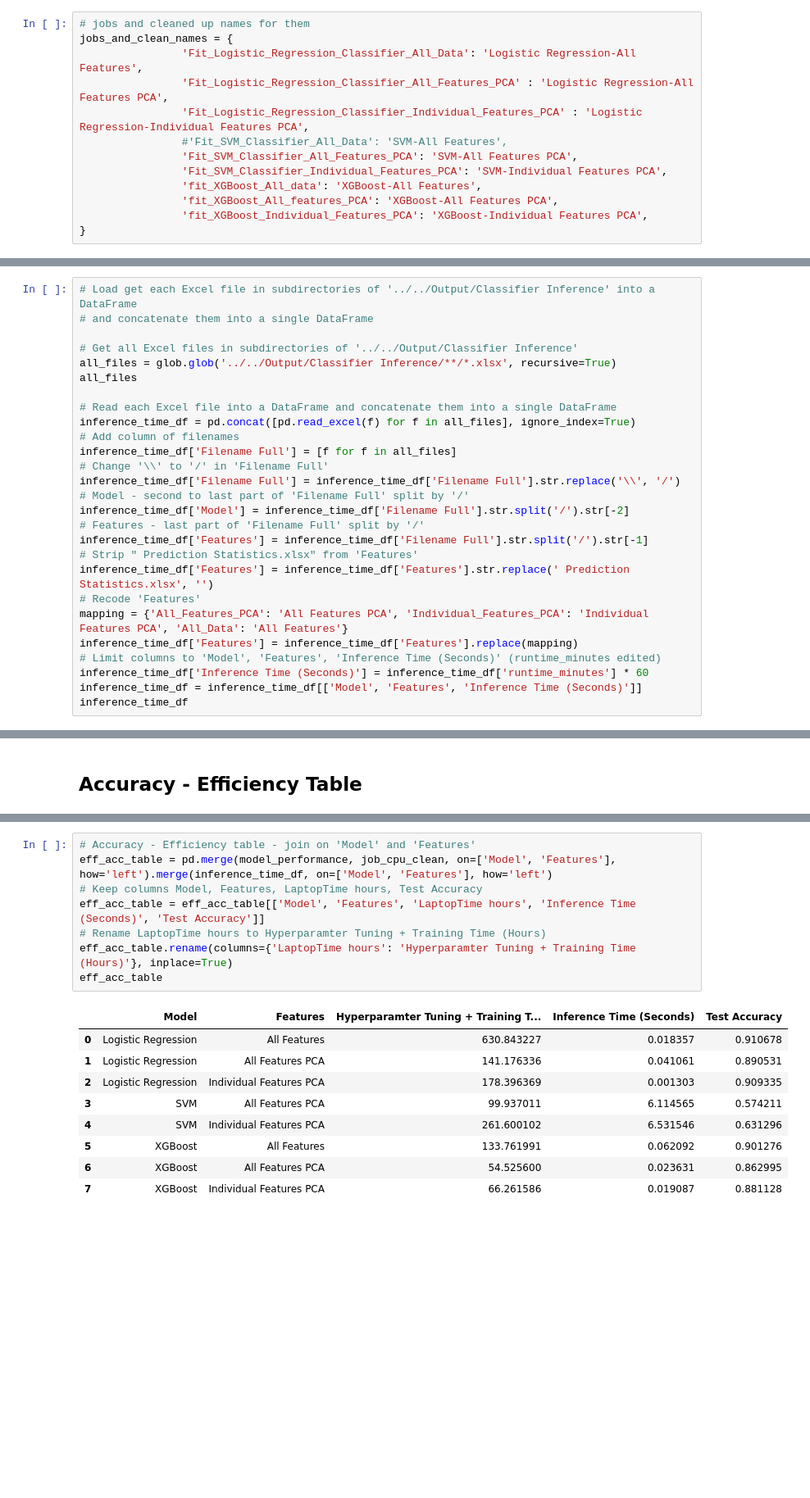
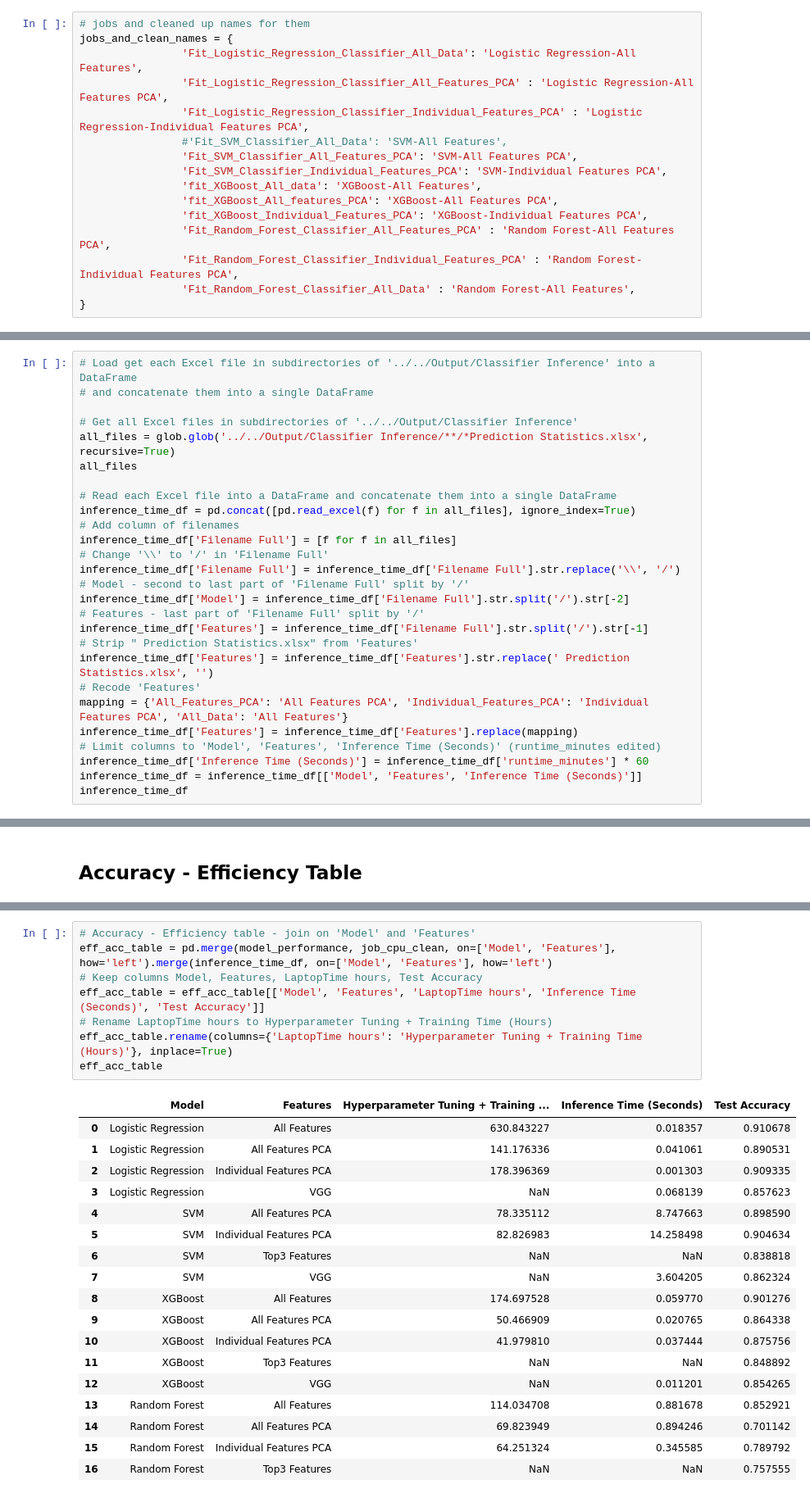
Before and after one commit to ijyliu/computer-vision-project, a Jupyter notebook: Code/Evaluation/Accuracy-Efficiency Table.ipynb, the cells around one changed output, grey strips where cells are left out. Shown at 82% size. Cells and saved outputs as stored; diff of their text form; blank space fills up the shorter version.

Commit message:
tables remade

```diff
--- a/Code/Evaluation/Accuracy-Efficiency Table.ipynb
+++ b/Code/Evaluation/Accuracy-Efficiency Table.ipynb
@@ -24,6 +24,9 @@ jobs_and_clean_names = {
                 'fit_XGBoost_All_data': 'XGBoost-All Features',
                 'fit_XGBoost_All_features_PCA': 'XGBoost-All Features PCA',
                 'fit_XGBoost_Individual_Features_PCA': 'XGBoost-Individual Features PCA',
+                'Fit_Random_Forest_Classifier_All_Features_PCA' : 'Random Forest-All Features PCA',
+                'Fit_Random_Forest_Classifier_Individual_Features_PCA' : 'Random Forest-Individual Features PCA',
+                'Fit_Random_Forest_Classifier_All_Data' : 'Random Forest-All Features',
 }
 # %%
 # Read pipe-delimited file '../../Data/Compute/job_history.txt' into a DataFrame
@@ -143,7 +159,7 @@ job_cpu
 # and concatenate them into a single DataFrame
 
 # Get all Excel files in subdirectories of '../../Output/Classifier Inference'
-all_files = glob.glob('../../Output/Classifier Inference/**/*.xlsx', recursive=True)
+all_files = glob.glob('../../Output/Classifier Inference/**/*Prediction Statistics.xlsx', recursive=True)
 all_files
 
 # Read each Excel file into a DataFrame and concatenate them into a single DataFrame
@@ -236,21 +271,30 @@ See the caveats in the documentation: https://pandas.pydata.org/pandas-docs/stab
 # %%
 # Accuracy - Efficiency table - join on 'Model' and 'Features'
 eff_acc_table = pd.merge(model_performance, job_cpu_clean, on=['Model', 'Features'], how='left').merge(inference_time_df, on=['Model', 'Features'], how='left')
 # Keep columns Model, Features, LaptopTime hours, Test Accuracy
 eff_acc_table = eff_acc_table[['Model', 'Features', 'LaptopTime hours', 'Inference Time (Seconds)', 'Test Accuracy']]
-# Rename LaptopTime hours to Hyperparamter Tuning + Training Time (Hours)
-eff_acc_table.rename(columns={'LaptopTime hours': 'Hyperparamter Tuning + Training Time (Hours)'}, inplace=True)
+# Rename LaptopTime hours to Hyperparameter Tuning + Training Time (Hours)
+eff_acc_table.rename(columns={'LaptopTime hours': 'Hyperparameter Tuning + Training Time (Hours)'}, inplace=True)
 eff_acc_table
 # %% [output]
-|  | Model | Features | Hyperparamter Tuning + Training T... | Inference Time (Seconds) | Test Accuracy |
+|  | Model | Features | Hyperparameter Tuning + Training ... | Inference Time (Seconds) | Test Accuracy |
 | 0 | Logistic Regression | All Features | 630.843227 | 0.018357 | 0.910678 |
 | 1 | Logistic Regression | All Features PCA | 141.176336 | 0.041061 | 0.890531 |
 | 2 | Logistic Regression | Individual Features PCA | 178.396369 | 0.001303 | 0.909335 |
-| 3 | SVM | All Features PCA | 99.937011 | 6.114565 | 0.574211 |
-| 4 | SVM | Individual Features PCA | 261.600102 | 6.531546 | 0.631296 |
-| 5 | XGBoost | All Features | 133.761991 | 0.062092 | 0.901276 |
-| 6 | XGBoost | All Features PCA | 54.525600 | 0.023631 | 0.862995 |
-| 7 | XGBoost | Individual Features PCA | 66.261586 | 0.019087 | 0.881128 |
+| 3 | Logistic Regression | VGG | NaN | 0.068139 | 0.857623 |
+| 4 | SVM | All Features PCA | 78.335112 | 8.747663 | 0.898590 |
+| 5 | SVM | Individual Features PCA | 82.826983 | 14.258498 | 0.904634 |
+| 6 | SVM | Top3 Features | NaN | NaN | 0.838818 |
+| 7 | SVM | VGG | NaN | 3.604205 | 0.862324 |
+| 8 | XGBoost | All Features | 174.697528 | 0.059770 | 0.901276 |
+| 9 | XGBoost | All Features PCA | 50.466909 | 0.020765 | 0.864338 |
+| 10 | XGBoost | Individual Features PCA | 41.979810 | 0.037444 | 0.875756 |
+| 11 | XGBoost | Top3 Features | NaN | NaN | 0.848892 |
+| 12 | XGBoost | VGG | NaN | 0.011201 | 0.854265 |
+| 13 | Random Forest | All Features | 114.034708 | 0.881678 | 0.852921 |
+| 14 | Random Forest | All Features PCA | 69.823949 | 0.894246 | 0.701142 |
+| 15 | Random Forest | Individual Features PCA | 64.251324 | 0.345585 | 0.789792 |
+| 16 | Random Forest | Top3 Features | NaN | NaN | 0.757555 |
 # %%
 # Formatting and export
 eff_acc_table = (eff_acc_table.style.format(thousands=",", decimal=".")
```
Also changed, not shown: parts of 10 cells of this notebook, 6 other files.
